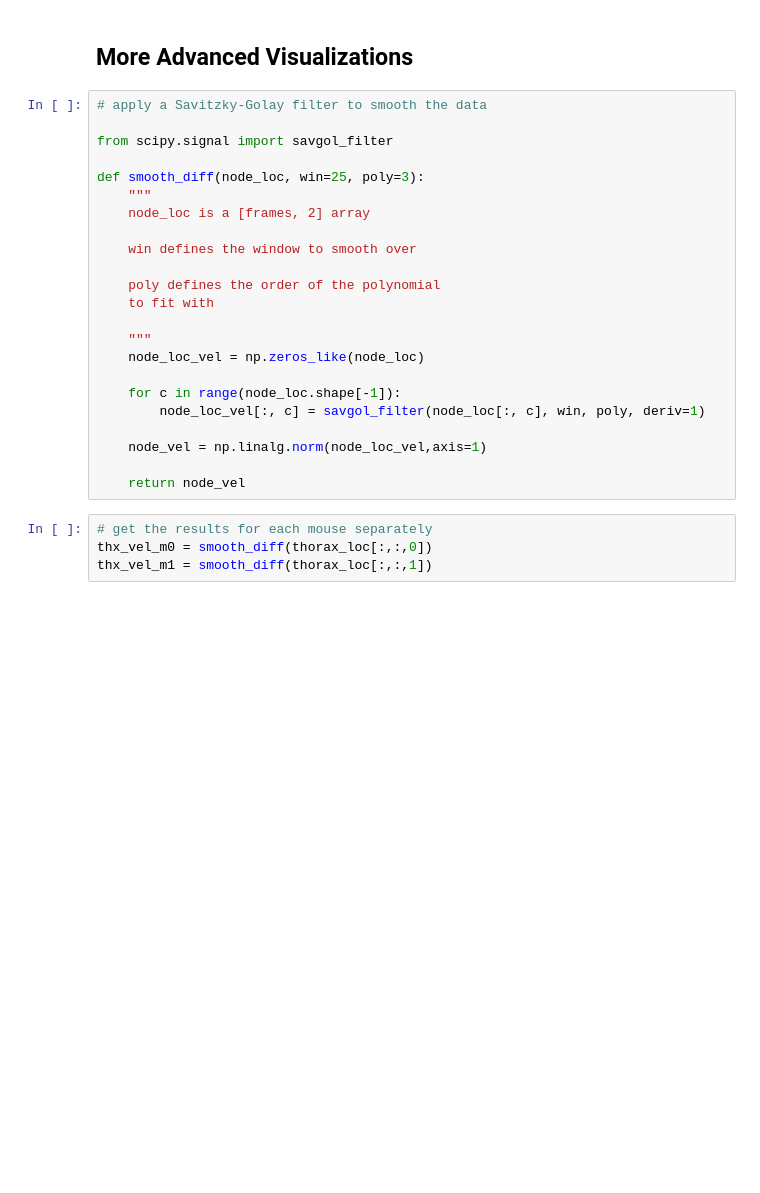
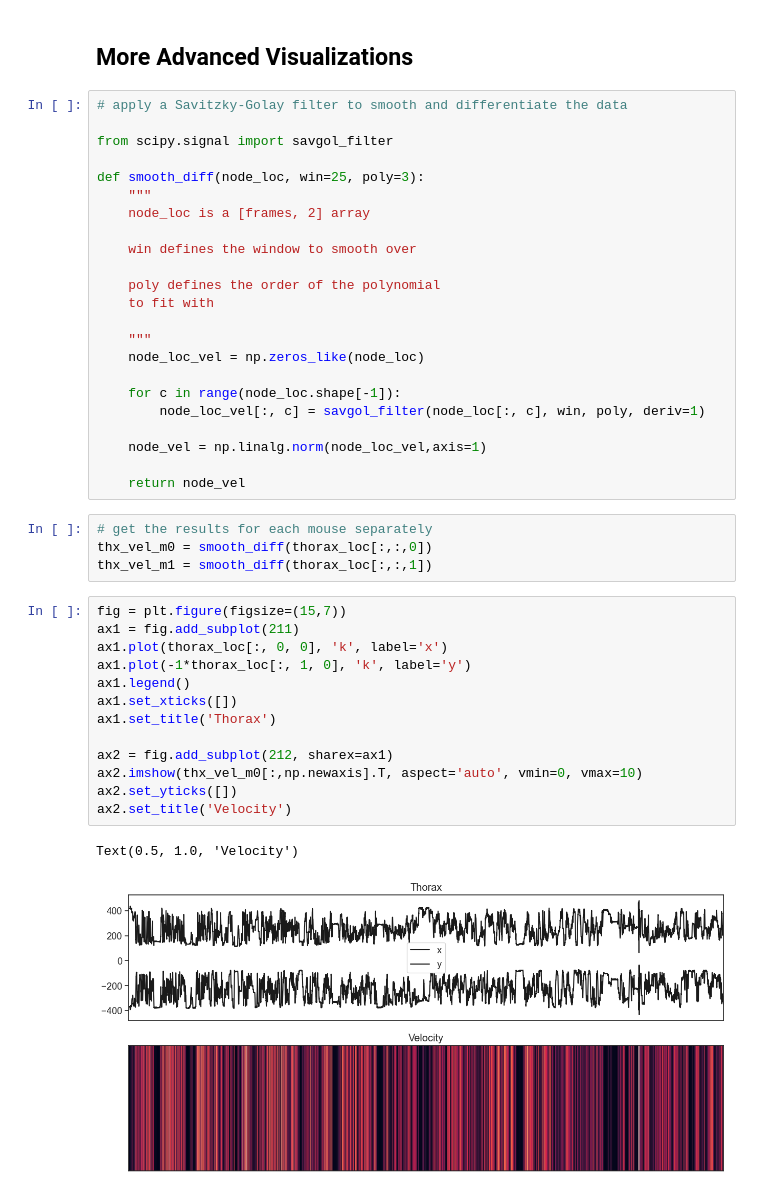
Before and after one commit to BrianNGitahi/NRI, a Jupyter notebook: Test_notebook.ipynb, the cells around one changed output. Drawn from its saved outputs; the diff is of its cells as text; blank space fills up the shorter version.

```diff
--- a/Test_notebook.ipynb
+++ b/Test_notebook.ipynb
@@ -174,7 +176,7 @@ Text(0.5, 1.0, 'Thorax tracks')
 # %% [markdown]
 ## More Advanced Visualizations
 # %%
-# apply a Savitzky-Golay filter to smooth the data
+# apply a Savitzky-Golay filter to smooth and differentiate the data
 
 from scipy.signal import savgol_filter
 
@@ -200,3 +202,19 @@ def smooth_diff(node_loc, win=25, poly=3):
 # get the results for each mouse separately
 thx_vel_m0 = smooth_diff(thorax_loc[:,:,0])
 thx_vel_m1 = smooth_diff(thorax_loc[:,:,1])
+# %%
+fig = plt.figure(figsize=(15,7))
+ax1 = fig.add_subplot(211)
+ax1.plot(thorax_loc[:, 0, 0], 'k', label='x')
+ax1.plot(-1*thorax_loc[:, 1, 0], 'k', label='y')
+ax1.legend()
+ax1.set_xticks([])
+ax1.set_title('Thorax')
+
+ax2 = fig.add_subplot(212, sharex=ax1)
+ax2.imshow(thx_vel_m0[:,np.newaxis].T, aspect='auto', vmin=0, vmax=10)
+ax2.set_yticks([])
+ax2.set_title('Velocity')
+# %% [output]
+Text(0.5, 1.0, 'Velocity')
+[figure, added]
```
Also changed, not shown: parts of 9 cells of this notebook.
